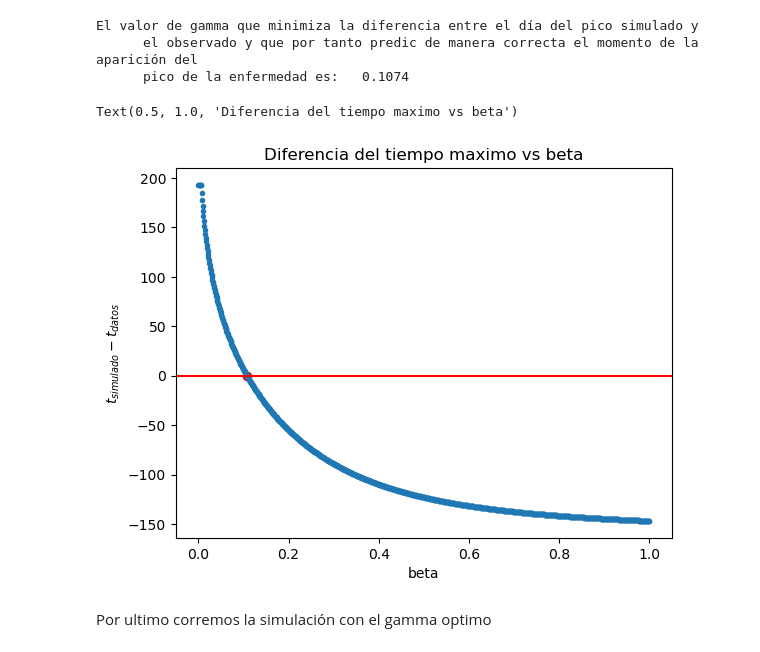
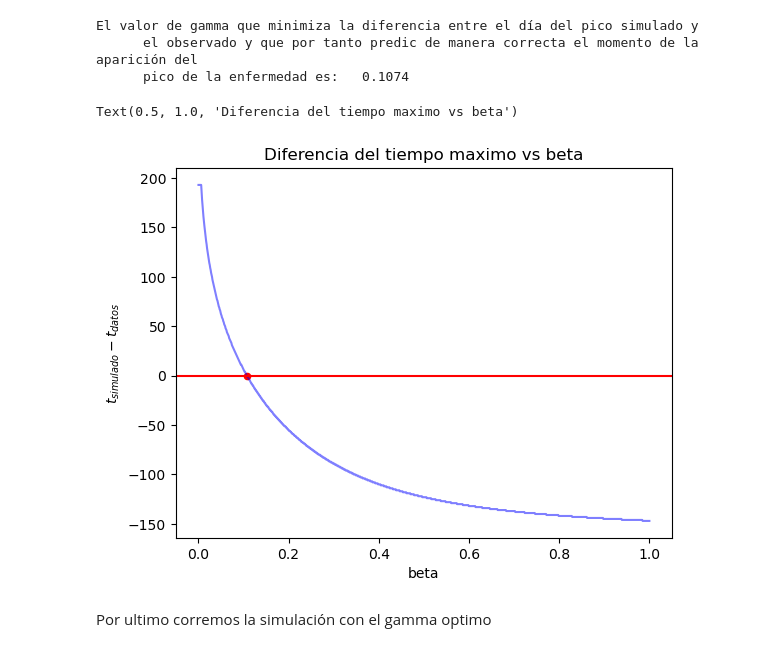
Before and after one commit to svargasro/Wildfire-Smoke-Spread-Over-Bogot-Workshops, a Jupyter notebook: Talleres/Taller 1/Modelo SIR/Modelo_SIR.ipynb, the cells around one changed output. Saved outputs shown, nothing was run; the diff lists cells and outputs as text; code cells hidden in the pictures.

```diff
--- a/Talleres/Taller 1/Modelo SIR/Modelo_SIR.ipynb
+++ b/Talleres/Taller 1/Modelo SIR/Modelo_SIR.ipynb
@@ -327,7 +320,7 @@ params = np.array([gamma, beta])
 #Intervalo de tiempo
 t0 = 0
 tf = 350
-h = 1e-1
+h = 1e0
 
 #Solución
 sol = RK4(SIR, ci, t0, tf, h, params)
@@ -473,15 +466,15 @@ El valor de gamma que minimiza la diferencia entre el día del pico simulado y
       el observado y que por tanto predic de manera correcta el momento de la aparición del
       pico de la enfermedad es:   0.1074
 # %%
-plt.plot(gamma_data,f_gamma_data,".")
-plt.scatter(gamma_optimo,f_gamma(gamma_optimo),color= 'r')
+plt.plot(gamma_data,f_gamma_data,"b-", ms = 0.5,alpha = 0.5)
+plt.scatter(gamma_optimo,f_gamma(gamma_optimo),s=20, c='r', marker='o', alpha=1)
 plt.axhline(y=0, color='r', linestyle='-')
 plt.xlabel('beta')
 plt.ylabel(r'$t_{simulado} - t_{datos}$')
 plt.title('Diferencia del tiempo maximo vs beta')
 # %% [output]
 Text(0.5, 1.0, 'Diferencia del tiempo maximo vs beta')
-[figure, old version]
+[figure, new version]
 # %% [markdown]
 Por ultimo corremos la simulación con el gamma optimo
 # %%
```
Also changed, not shown: parts of 8 cells of this notebook, 1 other file.
